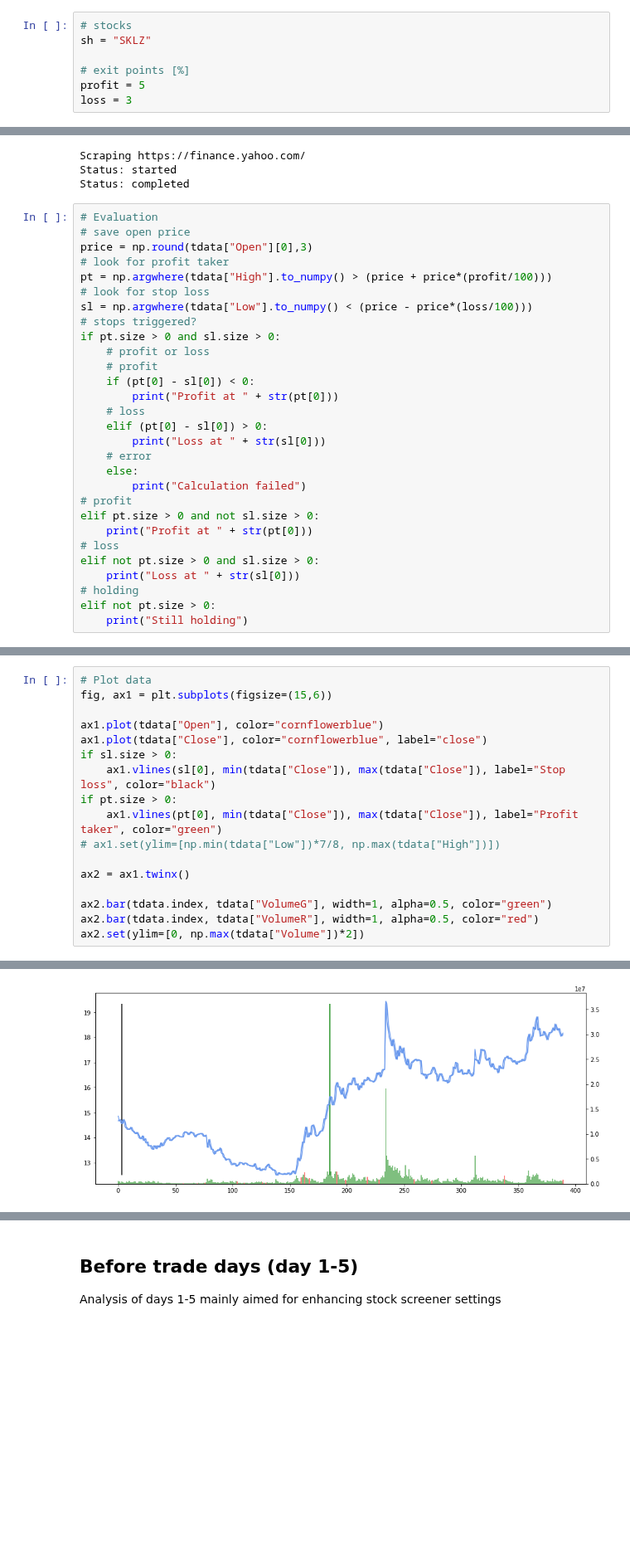
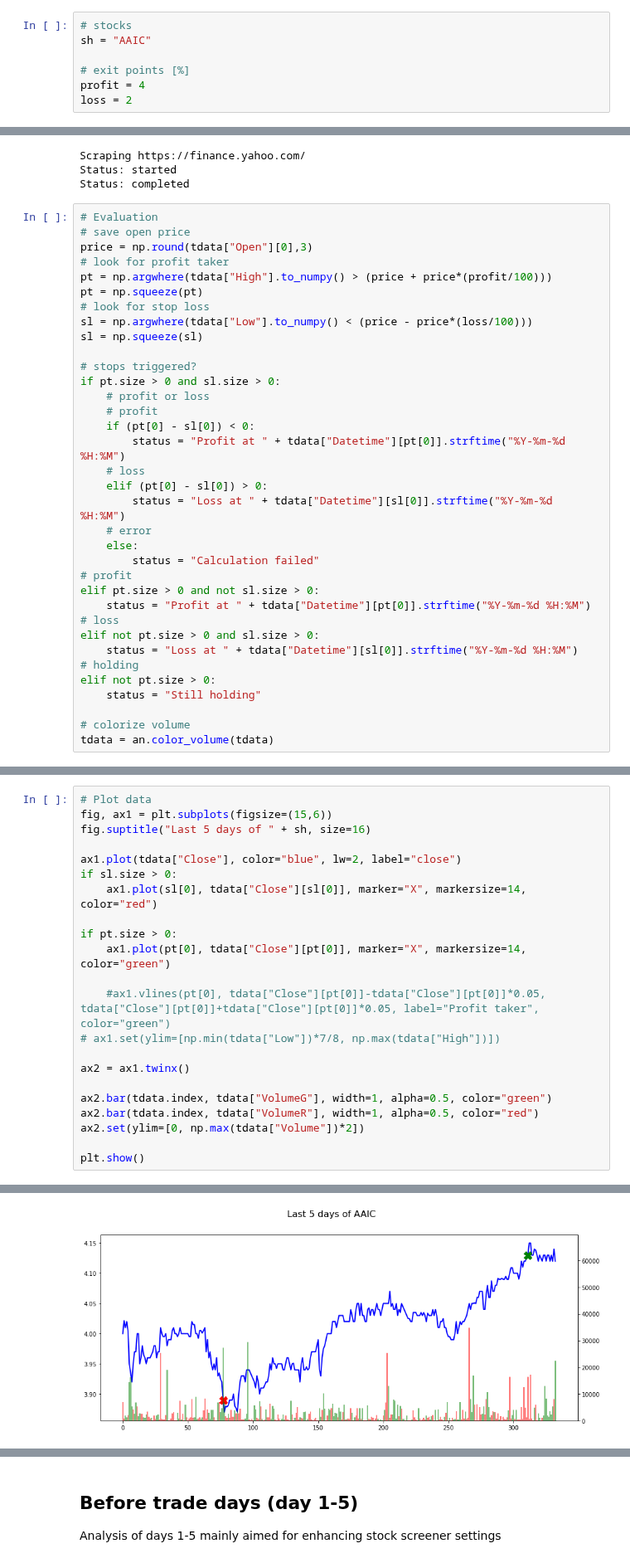
Before and after one commit to ofinke/stocksandloss, a Jupyter notebook: week_analysis.ipynb, the cells around one changed output, grey strips where cells are left out. Shown at 83% size. Cells and saved outputs as stored; diff of their text form; blank space fills up the shorter version.

```diff
--- a/week_analysis.ipynb
+++ b/week_analysis.ipynb
@@ -21,11 +21,11 @@ import analyzer as an
 ## General settings
 # %%
 # stocks
-sh = "SKLZ"
+sh = "AAIC"
 
 # exit points [%]
-profit = 5
-loss = 3
+profit = 4
+loss = 2
 # %% [markdown]
 ## Trade days (day 5-10)
 
@@ -50,26 +50,32 @@ Status: completed
 price = np.round(tdata["Open"][0],3)
 # look for profit taker
 pt = np.argwhere(tdata["High"].to_numpy() > (price + price*(profit/100)))
+pt = np.squeeze(pt)
 # look for stop loss
 sl = np.argwhere(tdata["Low"].to_numpy() < (price - price*(loss/100)))
+sl = np.squeeze(sl)
+
 # stops triggered?
 if pt.size > 0 and sl.size > 0:
     # profit or loss
     # profit
     if (pt[0] - sl[0]) < 0:
-        print("Profit at " + str(pt[0]))
+        status = "Profit at " + tdata["Datetime"][pt[0]].strftime("%Y-%m-%d %H:%M")
     # loss
     elif (pt[0] - sl[0]) > 0:
-        print("Loss at " + str(sl[0]))
+        status = "Loss at " + tdata["Datetime"][sl[0]].strftime("%Y-%m-%d %H:%M")
     # error
     else:
-        print("Calculation failed")
+        status = "Calculation failed"
 # profit
 elif pt.size > 0 and not sl.size > 0:
-    print("Profit at " + str(pt[0]))
+    status = "Profit at " + tdata["Datetime"][pt[0]].strftime("%Y-%m-%d %H:%M")
 # loss
 elif not pt.size > 0 and sl.size > 0:
-    print("Loss at " + str(sl[0]))
+    status = "Loss at " + tdata["Datetime"][sl[0]].strftime("%Y-%m-%d %H:%M")
 # holding
 elif not pt.size > 0:
-    print("Still holding")
+    status = "Still holding"
+
+# colorize volume
+tdata = an.color_volume(tdata)
@@ -80,13 +82,16 @@ tdata = an.color_volume(tdata)
 # %%
 # Plot data
 fig, ax1 = plt.subplots(figsize=(15,6))
+fig.suptitle("Last 5 days of " + sh, size=16)
 
-ax1.plot(tdata["Open"], color="cornflowerblue")
-ax1.plot(tdata["Close"], color="cornflowerblue", label="close")
+ax1.plot(tdata["Close"], color="blue", lw=2, label="close")
 if sl.size > 0:
-    ax1.vlines(sl[0], min(tdata["Close"]), max(tdata["Close"]), label="Stop loss", color="black")
+    ax1.plot(sl[0], tdata["Close"][sl[0]], marker="X", markersize=14,  color="red")
+
 if pt.size > 0:
-    ax1.vlines(pt[0], min(tdata["Close"]), max(tdata["Close"]), label="Profit taker", color="green")
+    ax1.plot(pt[0], tdata["Close"][pt[0]], marker="X", markersize=14, color="green")
+
+    #ax1.vlines(pt[0], tdata["Close"][pt[0]]-tdata["Close"][pt[0]]*0.05, tdata["Close"][pt[0]]+tdata["Close"][pt[0]]*0.05, label="Profit taker", color="green")
 # ax1.set(ylim=[np.min(tdata["Low"])*7/8, np.max(tdata["High"])])
 
 ax2 = ax1.twinx()
@@ -94,4 +99,6 @@ ax2 = ax1.twinx()
 ax2.bar(tdata.index, tdata["VolumeG"], width=1, alpha=0.5, color="green")
 ax2.bar(tdata.index, tdata["VolumeR"], width=1, alpha=0.5, color="red")
 ax2.set(ylim=[0, np.max(tdata["Volume"])*2])
+
+plt.show()
 # %% [output]
@@ -99 +105 @@ ax2.set(ylim=[0, np.max(tdata["Volume"])*2])
-[figure, old version]
+[figure, new version]
```
Also changed, not shown: parts of 5 cells of this notebook.
